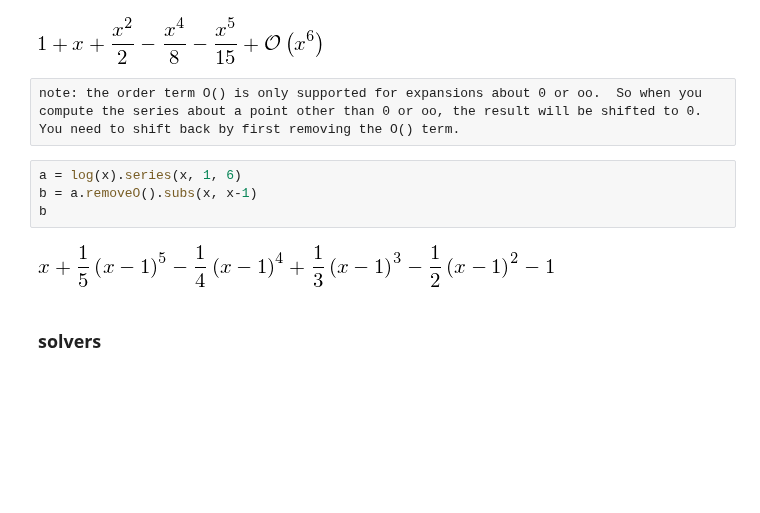
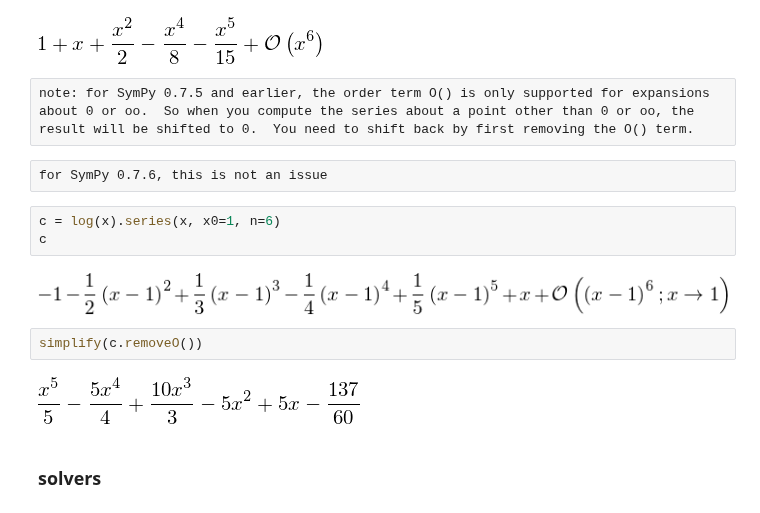
Before and after one commit to sbu-python-class/python-science, a Jupyter notebook: lectures/06-sympy/sympy-examples.ipynb, the cells around one changed output. Drawn from its saved outputs; the diff is of its cells as text; blank space fills up the shorter version.

```diff
--- a/lectures/06-sympy/sympy-examples.ipynb
+++ b/lectures/06-sympy/sympy-examples.ipynb
@@ -364,13 +364,18 @@ expr.series(x, 0, 6)    # expansion about x=0 up to 6th order
 # %% [output]
 [figure]
 # %% [raw]
-note: the order term O() is only supported for expansions about 0 or oo.  So when you compute the series about a point other than 0 or oo, the result will be shifted to 0.  You need to shift back by first removing the O() term.
+note: for SymPy 0.7.5 and earlier, the order term O() is only supported for expansions about 0 or oo.  So when you compute the series about a point other than 0 or oo, the result will be shifted to 0.  You need to shift back by first removing the O() term.
+# %% [raw]
+for SymPy 0.7.6, this is not an issue
 # %%
-a = log(x).series(x, 1, 6)
-b = a.removeO().subs(x, x-1)
-b
+c = log(x).series(x, x0=1, n=6)
+c
 # %% [output]
-[figure, old version]
+[figure, new version]
+# %%
+simplify(c.removeO())
+# %% [output]
+[figure, added]
 # %% [markdown]
 ### solvers
 # %% [raw]
```
Also changed, not shown: parts of 7 cells of this notebook.
